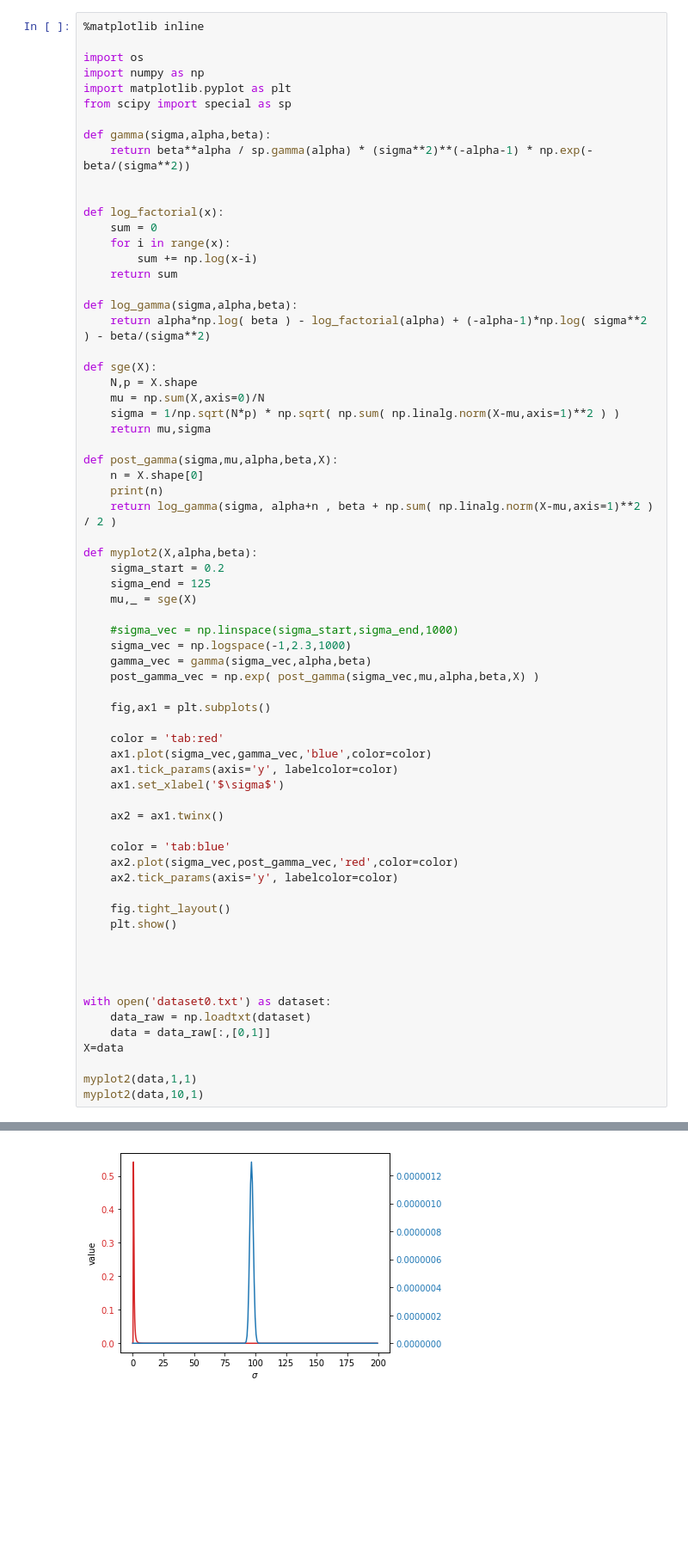
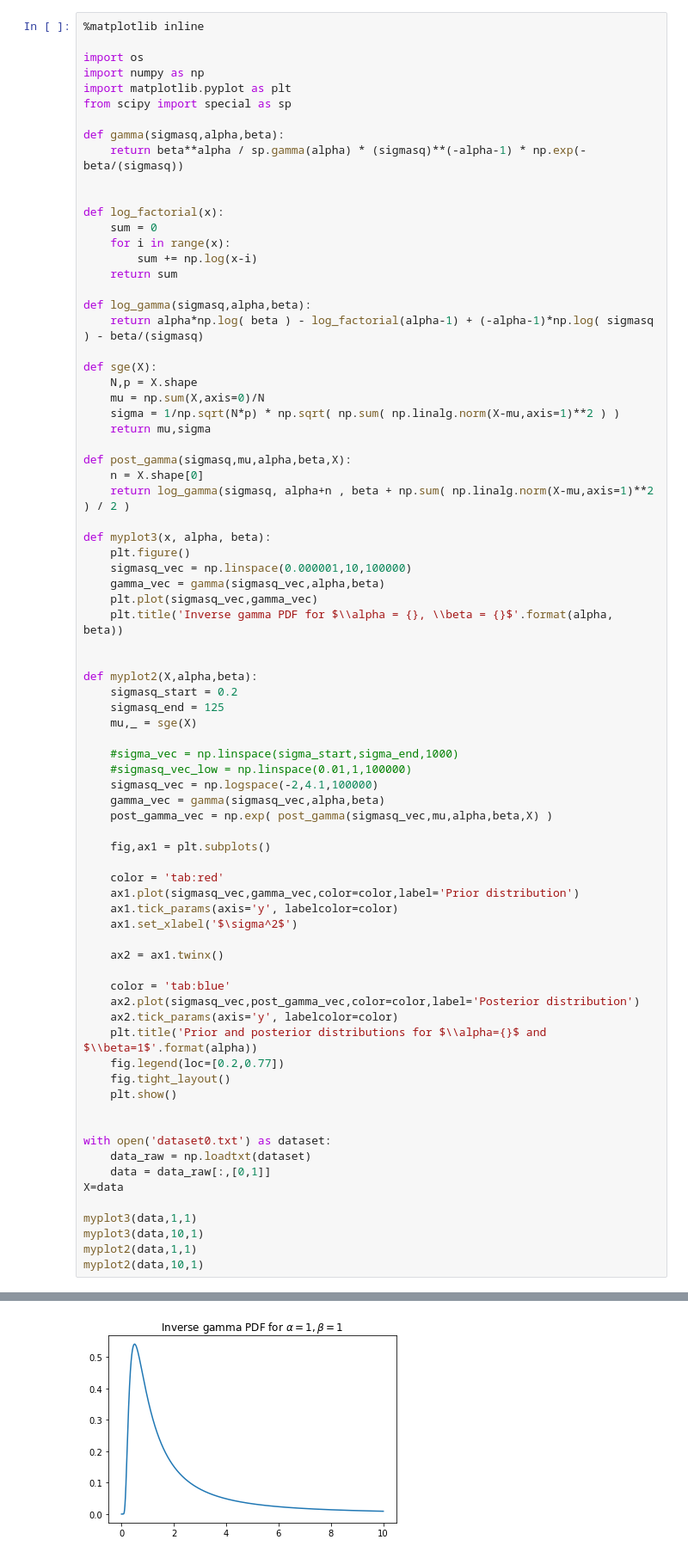
Before and after one commit to SebastianBergstrom/tda231_homework, a Jupyter notebook: hw1/sebastian/hw1.ipynb, the cells around one changed output, grey strips where cells are left out. Shown at 86% size. Drawn from its saved outputs; the diff is of its cells as text; blank space fills up the shorter version.

```diff
--- a/hw1/sebastian/hw1.ipynb
+++ b/hw1/sebastian/hw1.ipynb
@@ -148,8 +148,8 @@ import numpy as np
 import matplotlib.pyplot as plt
 from scipy import special as sp
 
-def gamma(sigma,alpha,beta):
-    return beta**alpha / sp.gamma(alpha) * (sigma**2)**(-alpha-1) * np.exp(-beta/(sigma**2))
+def gamma(sigmasq,alpha,beta):
+    return beta**alpha / sp.gamma(alpha) * (sigmasq)**(-alpha-1) * np.exp(-beta/(sigmasq))
 
 
 def log_factorial(x):
@@ -158,8 +158,8 @@ def log_factorial(x):
         sum += np.log(x-i)
     return sum
 
-def log_gamma(sigma,alpha,beta):
-    return alpha*np.log( beta ) - log_factorial(alpha) + (-alpha-1)*np.log( sigma**2 ) - beta/(sigma**2)
+def log_gamma(sigmasq,alpha,beta):
+    return alpha*np.log( beta ) - log_factorial(alpha-1) + (-alpha-1)*np.log( sigmasq ) - beta/(sigmasq)
 
 def sge(X):
     N,p = X.shape
@@ -167,38 +167,45 @@ def sge(X):
     sigma = 1/np.sqrt(N*p) * np.sqrt( np.sum( np.linalg.norm(X-mu,axis=1)**2 ) )
     return mu,sigma
 
-def post_gamma(sigma,mu,alpha,beta,X):
+def post_gamma(sigmasq,mu,alpha,beta,X):
     n = X.shape[0]
-    print(n)
-    return log_gamma(sigma, alpha+n , beta + np.sum( np.linalg.norm(X-mu,axis=1)**2 ) / 2 )
+    return log_gamma(sigmasq, alpha+n , beta + np.sum( np.linalg.norm(X-mu,axis=1)**2 ) / 2 )
+
+def myplot3(x, alpha, beta):
+    plt.figure()
+    sigmasq_vec = np.linspace(0.000001,10,100000)
+    gamma_vec = gamma(sigmasq_vec,alpha,beta)
+    plt.plot(sigmasq_vec,gamma_vec)
+    plt.title('Inverse gamma PDF for $\\alpha = {}, \\beta = {}$'.format(alpha, beta))
+
 
 def myplot2(X,alpha,beta):
-    sigma_start = 0.2
-    sigma_end = 125
+    sigmasq_start = 0.2
+    sigmasq_end = 125
     mu,_ = sge(X)
 
     #sigma_vec = np.linspace(sigma_start,sigma_end,1000)
-    sigma_vec = np.logspace(-1,2.3,1000)
-    gamma_vec = gamma(sigma_vec,alpha,beta)
-    post_gamma_vec = np.exp( post_gamma(sigma_vec,mu,alpha,beta,X) )
+    #sigmasq_vec_low = np.linspace(0.01,1,100000)
+    sigmasq_vec = np.logspace(-2,4.1,100000)
+    gamma_vec = gamma(sigmasq_vec,alpha,beta)
+    post_gamma_vec = np.exp( post_gamma(sigmasq_vec,mu,alpha,beta,X) )
 
     fig,ax1 = plt.subplots()
 
     color = 'tab:red'
-    ax1.plot(sigma_vec,gamma_vec,'blue',color=color)
+    ax1.plot(sigmasq_vec,gamma_vec,color=color,label='Prior distribution')
     ax1.tick_params(axis='y', labelcolor=color)
-    ax1.set_xlabel('$\sigma$')
+    ax1.set_xlabel('$\sigma^2$')
 
     ax2 = ax1.twinx()
 
     color = 'tab:blue'
-    ax2.plot(sigma_vec,post_gamma_vec,'red',color=color)
+    ax2.plot(sigmasq_vec,post_gamma_vec,color=color,label='Posterior distribution')
     ax2.tick_params(axis='y', labelcolor=color)
-
+    plt.title('Prior and posterior distributions for $\\alpha={}$ and $\\beta=1$'.format(alpha))
+    fig.legend(loc=[0.2,0.77])
     fig.tight_layout()
     plt.show()
-
-
 
 
 with open('dataset0.txt') as dataset:
@@ -206,6 +213,8 @@ with open('dataset0.txt') as dataset:
     data = data_raw[:,[0,1]]
 X=data
 
+myplot3(data,1,1)
+myplot3(data,10,1)
 myplot2(data,1,1)
 myplot2(data,10,1)
 # %% [output]
@@ -213 +221 @@ myplot2(data,10,1)
-[figure, old version]
+[figure, new version]
```
Also changed, not shown: parts of 2 cells of this notebook.
